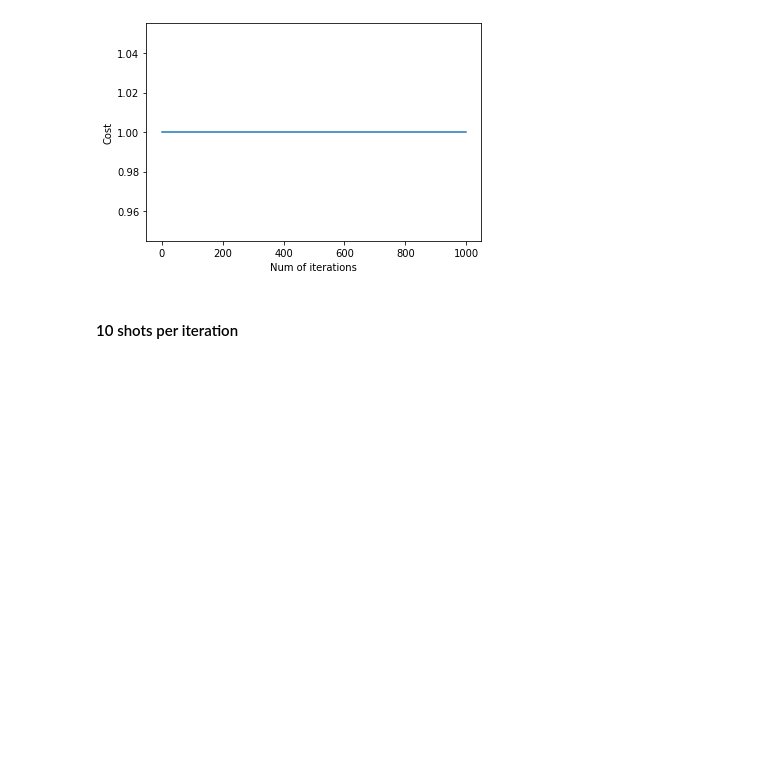
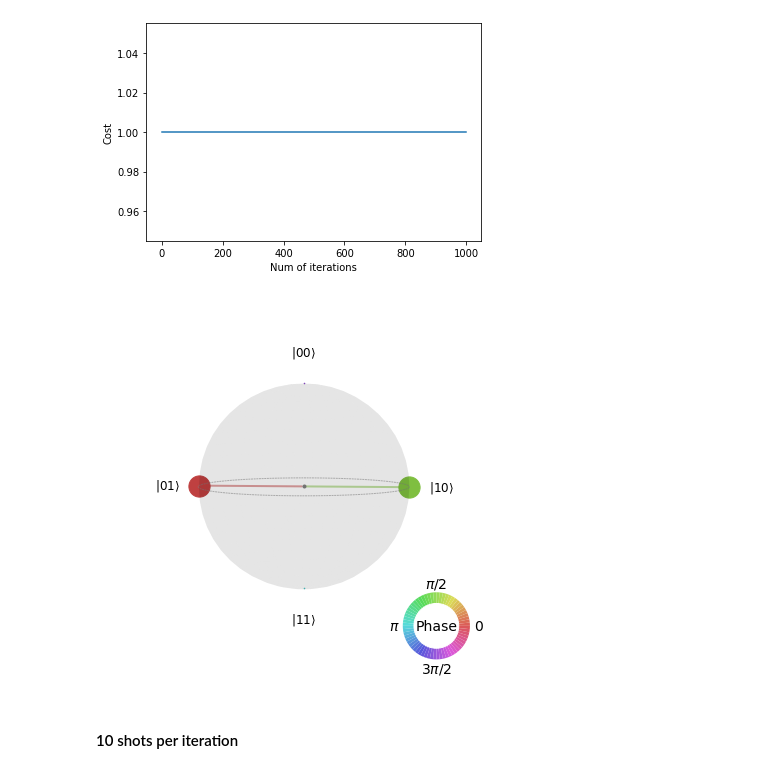
Before and after one commit to harshitgarg22/qosf-screening, a Jupyter notebook: task_2/task_2.ipynb, the cells around one changed output. Cells and saved outputs as stored; diff of their text form; code cells hidden in the pictures; blank space fills up the shorter version.

Commit message:
Added qsphere

```diff
--- a/task_2/task_2.ipynb
+++ b/task_2/task_2.ipynb
@@ -289,3 +293,21 @@ Done! Took 158.23 seconds.
+# %%
+def base_circuit_without_measure(q0_thetas, q1_thetas):
+    """This function defines the base circuit to produce the expected state.
+    Args:
+        q0_thetas (list): List of thetas of size 2 for first qubit (zeroth index).
+        q0_thetas (list): List of thetas of size 2 for second qubit (first index)
+
+    Returns:
+        QuantumCircuit: A circuit composed of r_x, r_y, and cx gates.
+    """
+    qc = QuantumCircuit(2)
+    qc.rx(q0_thetas[0],0)
+    qc.rx(q1_thetas[0],1)
+    qc.ry(q0_thetas[1],0)
+    qc.ry(q1_thetas[1],1)
+    qc.cx(0,1)
+
+    return qc
 # %% [markdown]
 ## Results
 # %% [markdown]
@@ -315,6 +338,13 @@ plt.xlabel("Num of iterations")
 plt.show()
 # %% [output]
 [figure]
+# %%
+
+qc_sv = base_circuit_without_measure(q0_thetas_optimal[1], q1_thetas_optimal[1])
+sv = Statevector(data=[1,0,0,0]).evolve(Operator(qc_sv))
+plot_state_qsphere(sv)
+# %% [output]
+[figure, added]
 # %% [markdown]
 #### 10 shots per iteration
 # %%
```
Also changed, not shown: parts of 10 cells of this notebook.
